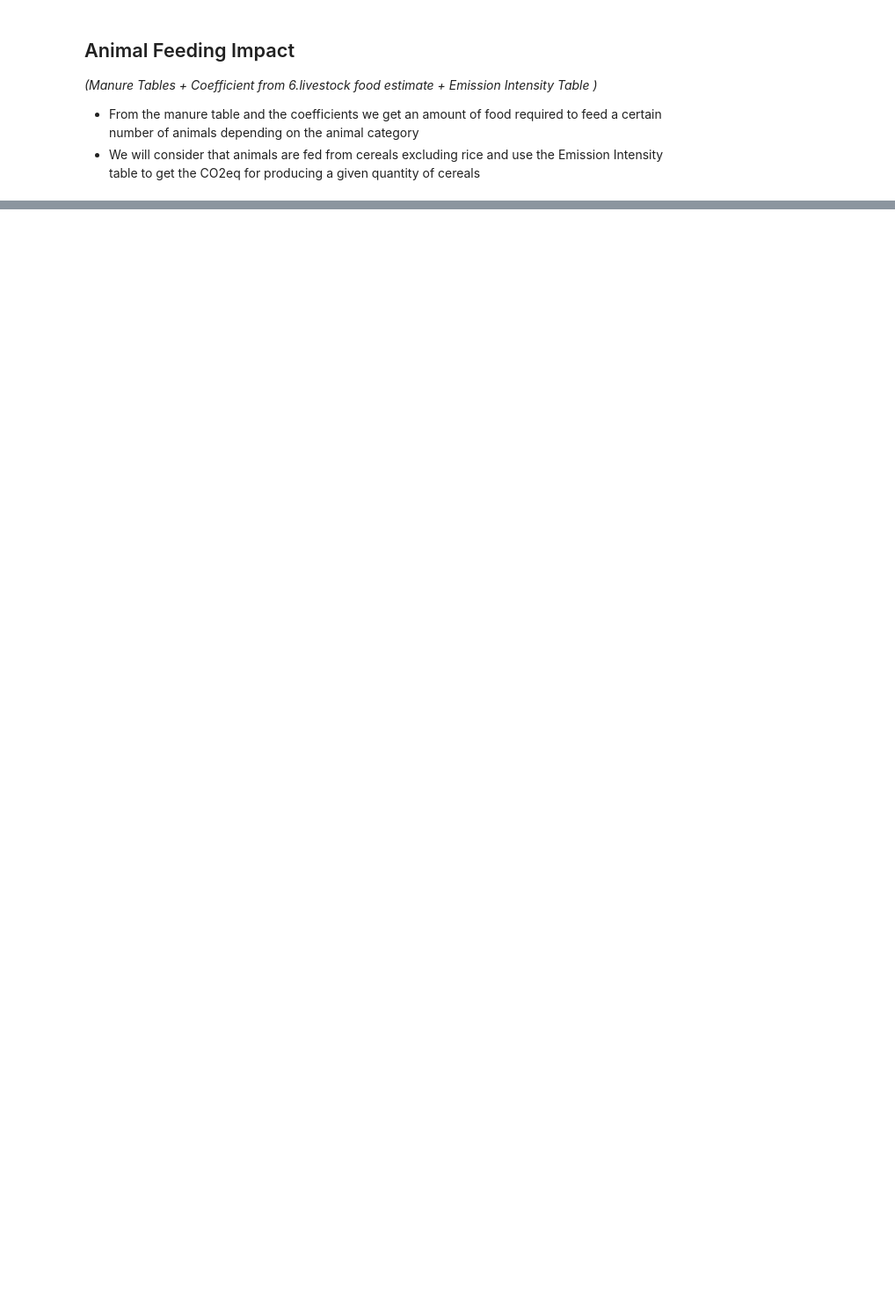
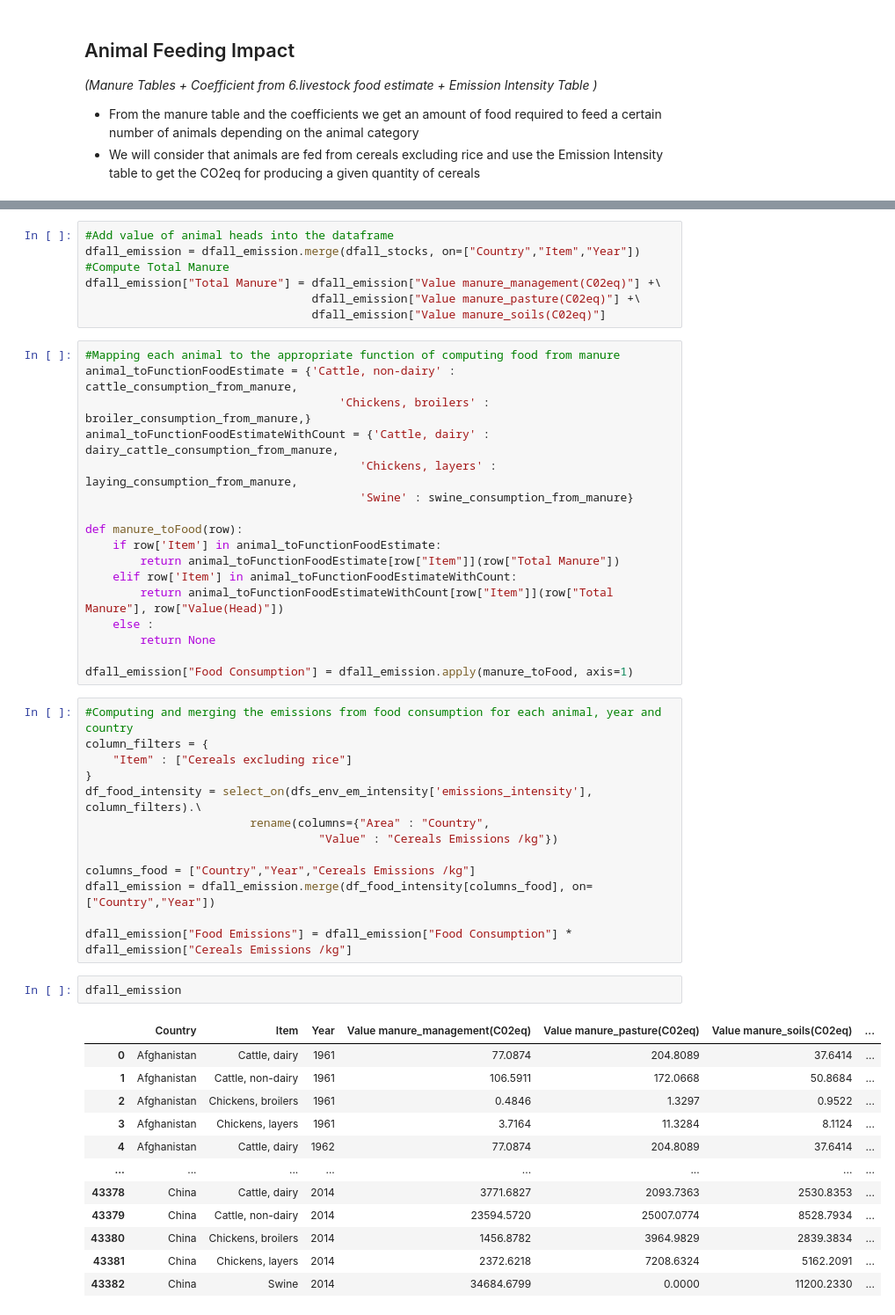
Before and after one commit to OthmanSefraoui/Data_story, a Jupyter notebook: milestone_2.ipynb, the cells around one changed output, grey strips where cells are left out. Shown at 88% size. Drawn from its saved outputs; the diff is of its cells as text; blank space fills up the shorter version.

Commit message:
Add Animal Feeding Impact

```diff
--- a/milestone_2.ipynb
+++ b/milestone_2.ipynb
@@ -2226,0 +2158,52 @@ HTML('<iframe src=chickens_layers_head.html width=700 height=450></iframe>')
+# %%
+#Add value of animal heads into the dataframe
+dfall_emission = dfall_emission.merge(dfall_stocks, on=["Country","Item","Year"])
+#Compute Total Manure
+dfall_emission["Total Manure"] = dfall_emission["Value manure_management(C02eq)"] +\
+                                 dfall_emission["Value manure_pasture(C02eq)"] +\
+                                 dfall_emission["Value manure_soils(C02eq)"]
+# %%
+#Mapping each animal to the appropriate function of computing food from manure
+animal_toFunctionFoodEstimate = {'Cattle, non-dairy' : cattle_consumption_from_manure,
+                                     'Chickens, broilers' : broiler_consumption_from_manure,}
+animal_toFunctionFoodEstimateWithCount = {'Cattle, dairy' : dairy_cattle_consumption_from_manure,
+                                        'Chickens, layers' : laying_consumption_from_manure,
+                                        'Swine' : swine_consumption_from_manure}
+
+def manure_toFood(row):
+    if row['Item'] in animal_toFunctionFoodEstimate:
+        return animal_toFunctionFoodEstimate[row["Item"]](row["Total Manure"])
+    elif row['Item'] in animal_toFunctionFoodEstimateWithCount:
+        return animal_toFunctionFoodEstimateWithCount[row["Item"]](row["Total Manure"], row["Value(Head)"])
+    else :
+        return None
+
+dfall_emission["Food Consumption"] = dfall_emission.apply(manure_toFood, axis=1)
+# %%
+#Computing and merging the emissions from food consumption for each animal, year and country
+column_filters = {
+    "Item" : ["Cereals excluding rice"]
+}
+df_food_intensity = select_on(dfs_env_em_intensity['emissions_intensity'], column_filters).\
+                        rename(columns={"Area" : "Country",
+                                  "Value" : "Cereals Emissions /kg"})
+
+columns_food = ["Country","Year","Cereals Emissions /kg"]
+dfall_emission = dfall_emission.merge(df_food_intensity[columns_food], on=["Country","Year"])
+
+dfall_emission["Food Emissions"] = dfall_emission["Food Consumption"] * dfall_emission["Cereals Emissions /kg"]
+# %%
+dfall_emission
+# %% [output]
+|  | Country | Item | Year | Value manure_management(C02eq) | Value manure_pasture(C02eq) | Value manure_soils(C02eq) | ... |
+| 0 | Afghanistan | Cattle, dairy | 1961 | 77.0874 | 204.8089 | 37.6414 | ... |
+| 1 | Afghanistan | Cattle, non-dairy | 1961 | 106.5911 | 172.0668 | 50.8684 | ... |
+| 2 | Afghanistan | Chickens, broilers | 1961 | 0.4846 | 1.3297 | 0.9522 | ... |
+| 3 | Afghanistan | Chickens, layers | 1961 | 3.7164 | 11.3284 | 8.1124 | ... |
+| 4 | Afghanistan | Cattle, dairy | 1962 | 77.0874 | 204.8089 | 37.6414 | ... |
+| ... | ... | ... | ... | ... | ... | ... | ... |
+| 43378 | China | Cattle, dairy | 2014 | 3771.6827 | 2093.7363 | 2530.8353 | ... |
+| 43379 | China | Cattle, non-dairy | 2014 | 23594.5720 | 25007.0774 | 8528.7934 | ... |
+| 43380 | China | Chickens, broilers | 2014 | 1456.8782 | 3964.9829 | 2839.3834 | ... |
+| 43381 | China | Chickens, layers | 2014 | 2372.6218 | 7208.6324 | 5162.2091 | ... |
+| 43382 | China | Swine | 2014 | 34684.6799 | 0.0000 | 11200.2330 | ... |
```
Also changed, not shown: parts of 35 cells of this notebook.
